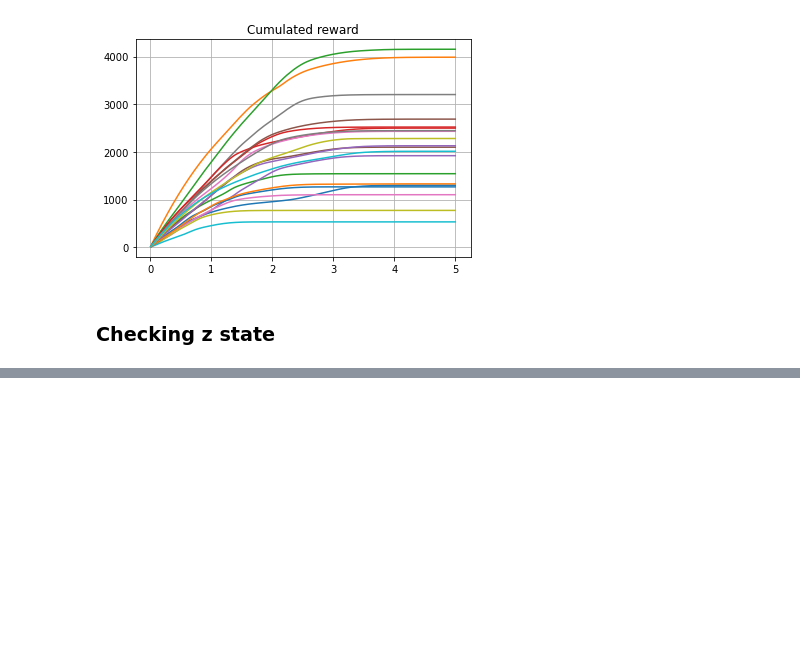
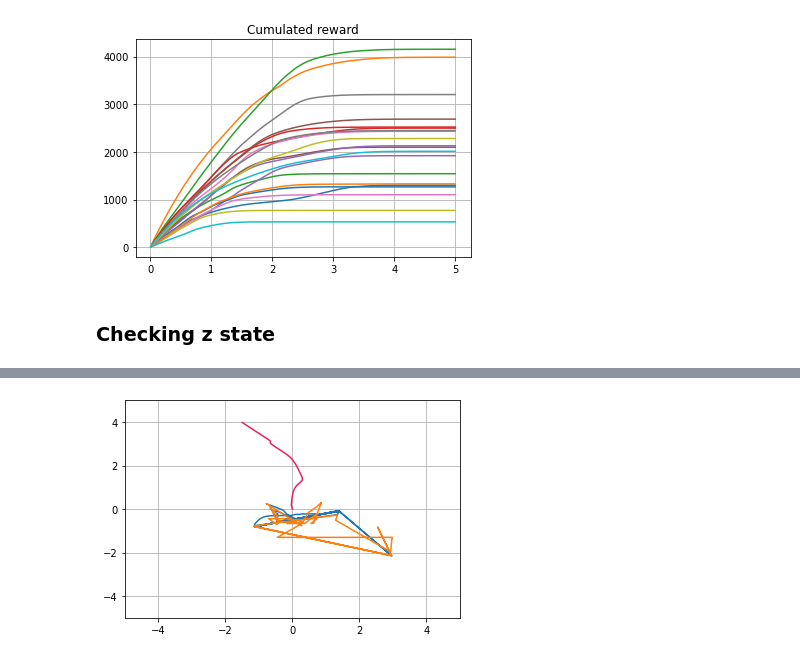
Before and after one commit to AndreuMatoses/scalable-collision-avoidance-RL, a Jupyter notebook: tests.ipynb, the cells around one changed output, grey strips where cells are left out. Cells and saved outputs as stored; diff of their text form; code cells hidden in the pictures; blank space fills up the shorter version.

```diff
--- a/tests.ipynb
+++ b/tests.ipynb
@@ -243,3 +219,29 @@ plt.show()
+# %%
+plt.figure()
+plt.grid()
+plt.xlim(-5,5)
+plt.ylim(-5,5)
+
+i = 3
+z_states_agent = [exp.z_state for exp in buffers.buffers[i]]
+
+zi = np.zeros([len(z_states_agent), 2])
+zj1 = np.zeros([len(z_states_agent), 2])
+zj2 = np.zeros([len(z_states_agent), 2])
+
+for t, z_sate in enumerate(z_states_agent):
+    zi[t,:]  = z_sate[0:2]
+    zj1[t,:] = z_sate[2:4]
+    zj2[t,:] = z_sate[4:6]
+
+agent_color = drone_env.num_to_rgb(i,env.n_agents-1)
+plt.plot(zi[:,0],zi[:,1], color = agent_color)
+plt.plot(zj1[:,0],zj1[:,1])
+plt.plot(zj2[:,0],zj2[:,1])
+
+plt.show()
+# %% [output]
+[figure, added]
 # %%
 env.plot(trajectory)
 # %% [output]
```
Also changed, not shown: parts of 4 cells of this notebook, 2 other files.
